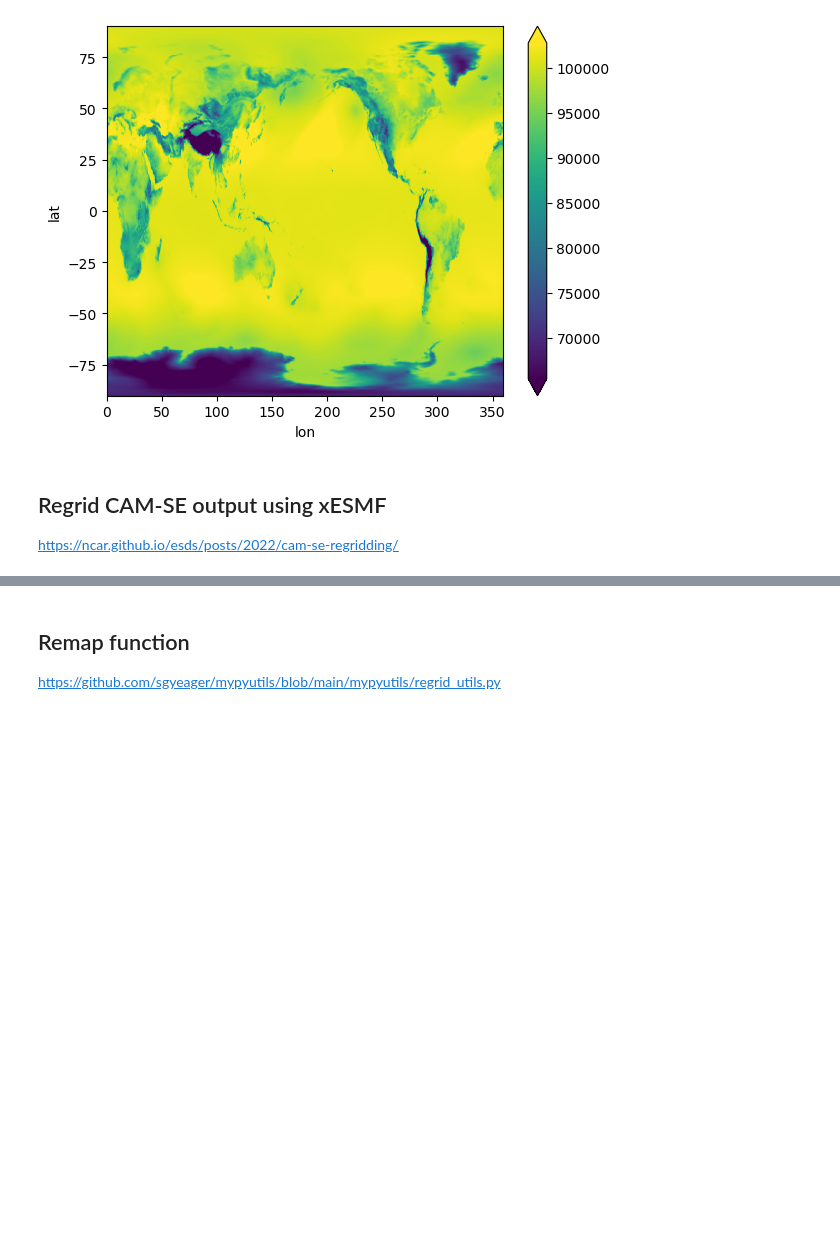
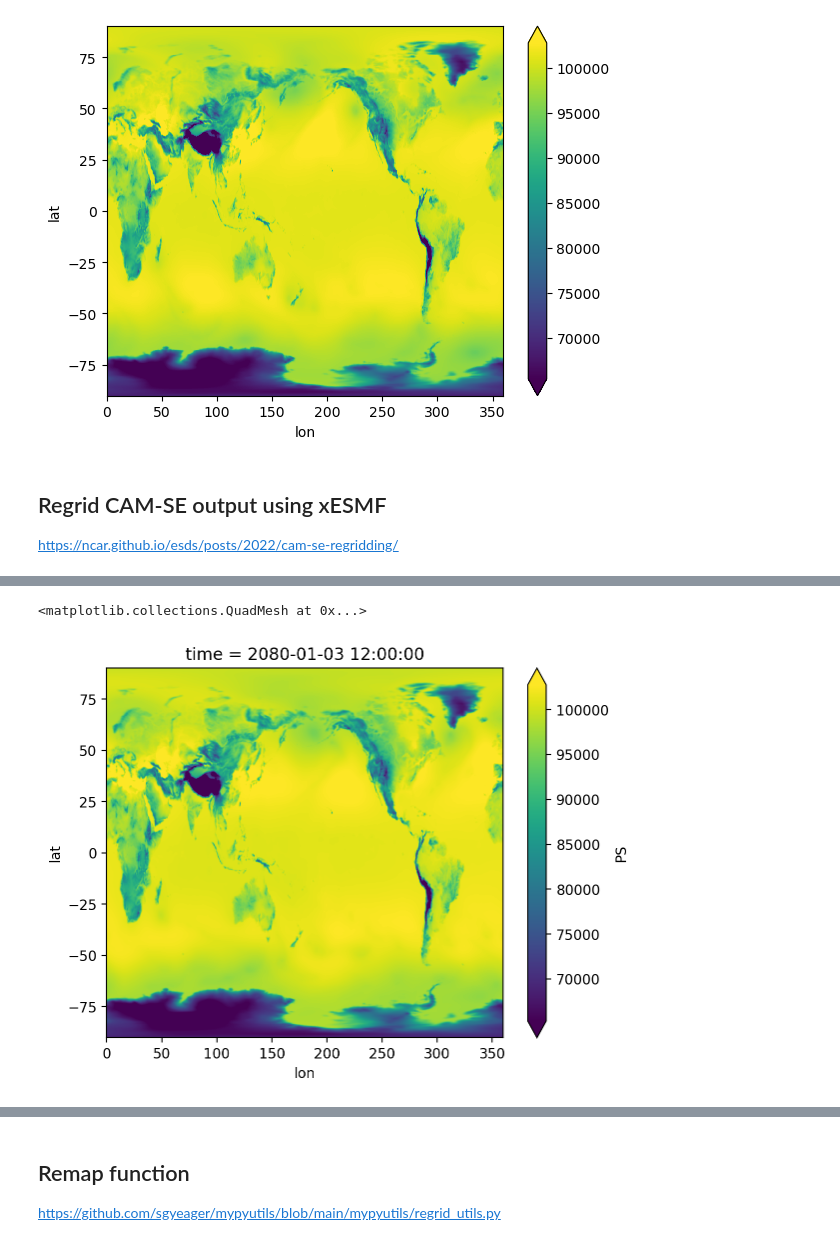
Before and after one commit to katiedagon/CAM-SE_analysis, a Jupyter notebook: notebooks/CAM-SE.ipynb, the cells around one changed output, grey strips where cells are left out. Saved outputs shown, nothing was run; the diff lists cells and outputs as text; code cells hidden in the pictures; blank space fills up the shorter version.

Commit message:
Fix xesmf approach

```diff
--- a/notebooks/CAM-SE.ipynb
+++ b/notebooks/CAM-SE.ipynb
@@ -301,23 +267,0 @@ in_shape, out_shape
-# %%
-dummy_in = xr.Dataset(
-    {
-        "lat": ("lat", np.empty((in_shape[0],))),
-        "lon": ("lon", np.empty((in_shape[1],))),
-    }
-)
-dummy_out = xr.Dataset(
-    {
-        "lat": ("lat", xwgt.yc_b.data.reshape(out_shape)[:, 0]),
-        "lon": ("lon", xwgt.xc_b.data.reshape(out_shape)[0, :]),
-    }
-)
-
-regridder = xesmf.Regridder(
-    dummy_in,
-    dummy_out,
-    weights=map_path+map_file,
-    method="bilinear",
-    reuse_weights=True,
-    periodic=True,
-)
-regridder
@@ -358,9 +267,0 @@ Data variables: (12/31)
-# %%
-# insert a new "dummy" dimension before the ncol dimension using axis=-2
-# force ncol to be the last dimension using transpose
-# this is only for variables that already have the ncol dimension
-vars_with_ncol = [name for name in data_in.variables if "ncol" in data_in[name].dims]
-updated = data_in.copy().update(
-    data_in[vars_with_ncol].transpose(..., "ncol").expand_dims("dummy", axis=-2)
-)
-updated
@@ -390,0 +372,5 @@ MissingDimensionsError: 'lat' has more than 1-dimension and the same name as one
+# %%
+regridded.PS.isel(time=20).plot(robust=True)
+# %% [output]
+<matplotlib.collections.QuadMesh at 0x...>
+[figure, added]
```
Also changed, not shown: parts of 21 cells of this notebook.
